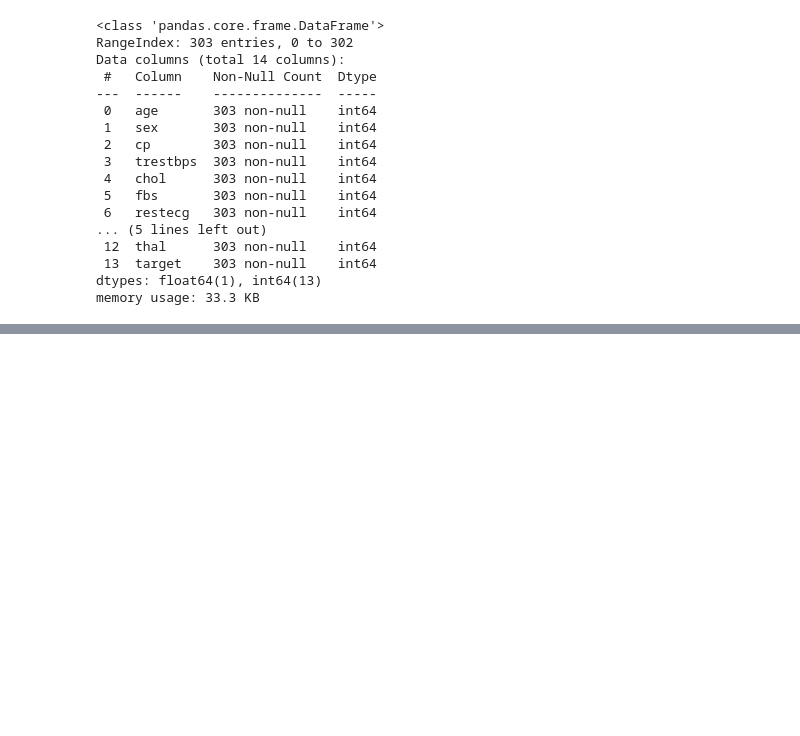
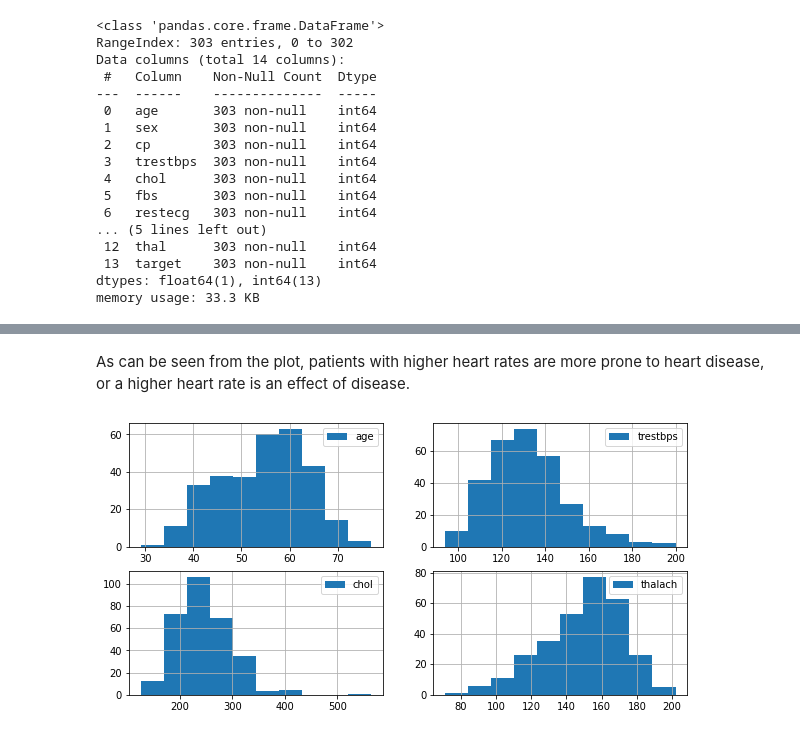
Before and after one commit to postovalov/heart-disease-classification-project, a Jupyter notebook: end-to-end-heart-disease-classification.ipynb, the cells around one changed output, grey strips where cells are left out. Cells and saved outputs as stored; diff of their text form; code cells hidden in the pictures; blank space fills up the shorter version.

```diff
--- a/end-to-end-heart-disease-classification.ipynb
+++ b/end-to-end-heart-disease-classification.ipynb
@@ -169,0 +219,12 @@ df.describe()
+# %% [markdown]
+As can be seen from the plot, patients with higher heart rates are more prone to heart disease, or a higher heart rate is an effect of disease.
+# %%
+fig, ax = plt.subplots(nrows=2,
+                       ncols=2,
+                       figsize=(10,5))
+df.age.hist(legend=True, ax=ax[0,0])
+df.trestbps.hist(legend=True, ax=ax[0,1])
+df.chol.hist(legend=True, ax=ax[1,0])
+df.thalach.hist(legend=True, ax=ax[1,1]);
+# %% [output]
+[figure, added]
```
Also changed, not shown: parts of 10 cells of this notebook.
